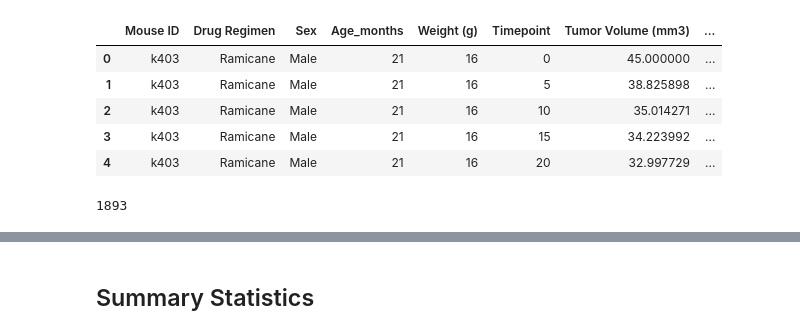
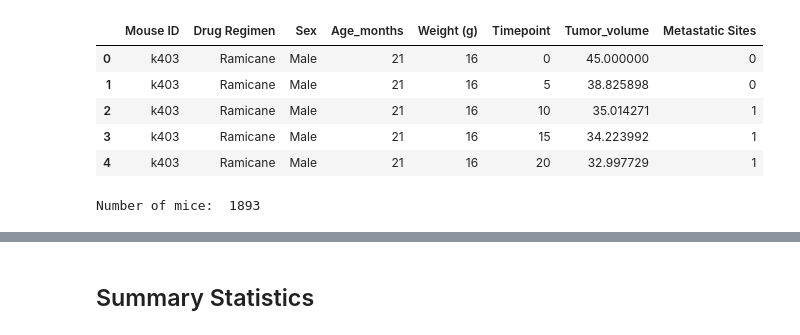
Before and after one commit to SoniMohandas/The_Power_of_Plots, a Jupyter notebook: Pharmaceuticals/pymaceuticals_starter.ipynb, the cells around one changed output, grey strips where cells are left out. Cells and saved outputs as stored; diff of their text form; code cells hidden in the pictures.

```diff
--- a/Pharmaceuticals/pymaceuticals_starter.ipynb
+++ b/Pharmaceuticals/pymaceuticals_starter.ipynb
@@ -38,19 +23,23 @@ mouse_metadata_study_results
 # %%
 # Copy of the dataframe created
 mousedata_study=mouse_metadata_study_results.copy()
+
+# Renaming column 'Tumor Volume (mm3)' to 'Tumor_volume'
+mousedata_study=mousedata_study.rename(columns={'Tumor Volume (mm3)':'Tumor_volume'})
+
 # Display the data table for preview
 mousedata_study.head()
 # %% [output]
-|  | Mouse ID | Drug Regimen | Sex | Age_months | Weight (g) | Timepoint | Tumor Volume (mm3) | ... |
-| 0 | k403 | Ramicane | Male | 21 | 16 | 0 | 45.000000 | ... |
-| 1 | k403 | Ramicane | Male | 21 | 16 | 5 | 38.825898 | ... |
-| 2 | k403 | Ramicane | Male | 21 | 16 | 10 | 35.014271 | ... |
-| 3 | k403 | Ramicane | Male | 21 | 16 | 15 | 34.223992 | ... |
-| 4 | k403 | Ramicane | Male | 21 | 16 | 20 | 32.997729 | ... |
+|  | Mouse ID | Drug Regimen | Sex | Age_months | Weight (g) | Timepoint | Tumor_volume | Metastatic Sites |
+| 0 | k403 | Ramicane | Male | 21 | 16 | 0 | 45.000000 | 0 |
+| 1 | k403 | Ramicane | Male | 21 | 16 | 5 | 38.825898 | 0 |
+| 2 | k403 | Ramicane | Male | 21 | 16 | 10 | 35.014271 | 1 |
+| 3 | k403 | Ramicane | Male | 21 | 16 | 15 | 34.223992 | 1 |
+| 4 | k403 | Ramicane | Male | 21 | 16 | 20 | 32.997729 | 1 |
 # %%
 # Checking the number of mice.
-mousedata_study['Mouse ID'].count()
+print("Number of mice: ", mousedata_study['Mouse ID'].count())
 # %% [output]
-1893
+Number of mice:  1893
 # %%
 # Getting the duplicate mice by ID number that shows up for Mouse ID and Timepoint.
```
Also changed, not shown: parts of 8 cells of this notebook.
